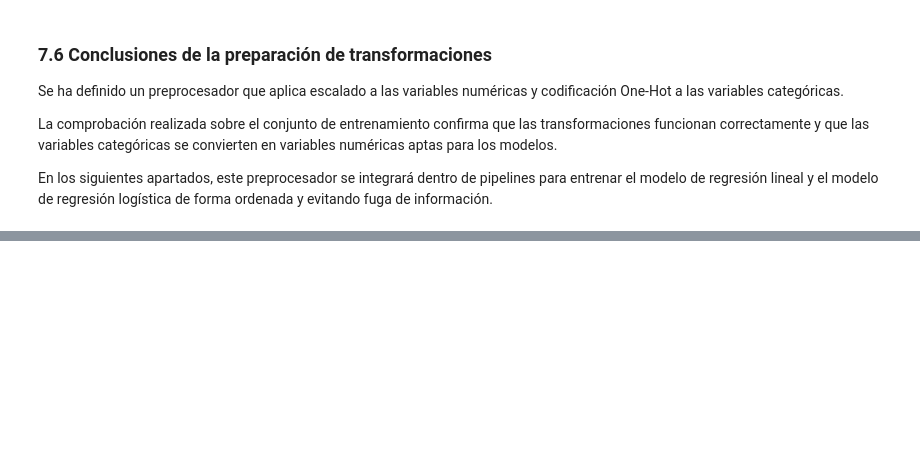
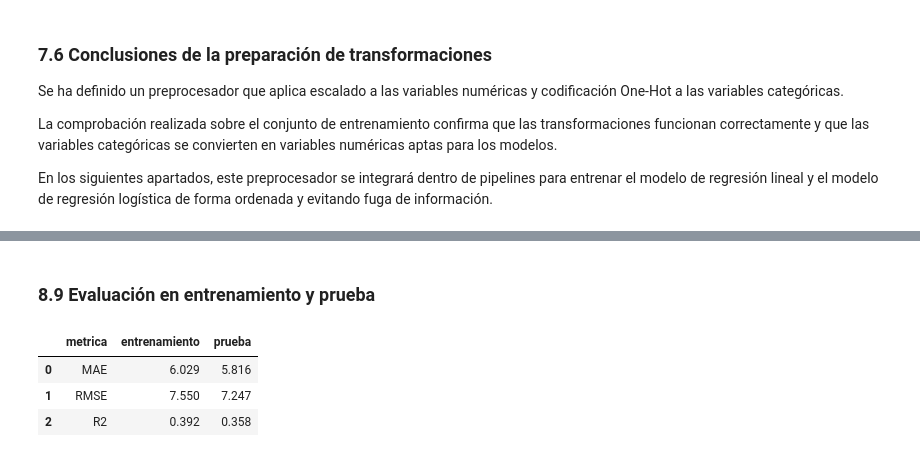
Before and after one commit to juanpamtx/Proyecto_08_DS.Machine_learning_regresion_y_clasificacion, a Jupyter notebook: Notebook/03_modelado_regresion_clasificacion.ipynb, the cells around one changed output, grey strips where cells are left out. Cells and saved outputs as stored; diff of their text form; code cells hidden in the pictures; blank space fills up the shorter version.

```diff
--- a/Notebook/03_modelado_regresion_clasificacion.ipynb
+++ b/Notebook/03_modelado_regresion_clasificacion.ipynb
@@ -489,0 +723,27 @@ En los siguientes apartados, este preprocesador se integrará dentro de pipeline
+# %% [markdown]
+### 8.9 Evaluación en entrenamiento y prueba
+# %%
+# Predicciones sobre el conjunto de entrenamiento
+y_pred_train_reg = pipeline_regresion.predict(X_train_reg)
+
+# Evaluación en entrenamiento
+metricas_regresion_train = evaluar_regresion(
+    y_train_reg,
+    y_pred_train_reg
+)
+
+metricas_regresion_train["valor"] = metricas_regresion_train["valor"].round(3)
+
+# Comparación de métricas entre entrenamiento y prueba
+comparacion_train_test_reg = pd.DataFrame({
+    "metrica": metricas_regresion_train["metrica"],
+    "entrenamiento": metricas_regresion_train["valor"],
+    "prueba": metricas_regresion_test["valor"]
+})
+
+comparacion_train_test_reg
+# %% [output]
+|  | metrica | entrenamiento | prueba |
+| 0 | MAE | 6.029 | 5.816 |
+| 1 | RMSE | 7.550 | 7.247 |
+| 2 | R2 | 0.392 | 0.358 |
```
Also changed, not shown: parts of 31 cells of this notebook, 4 other files.
